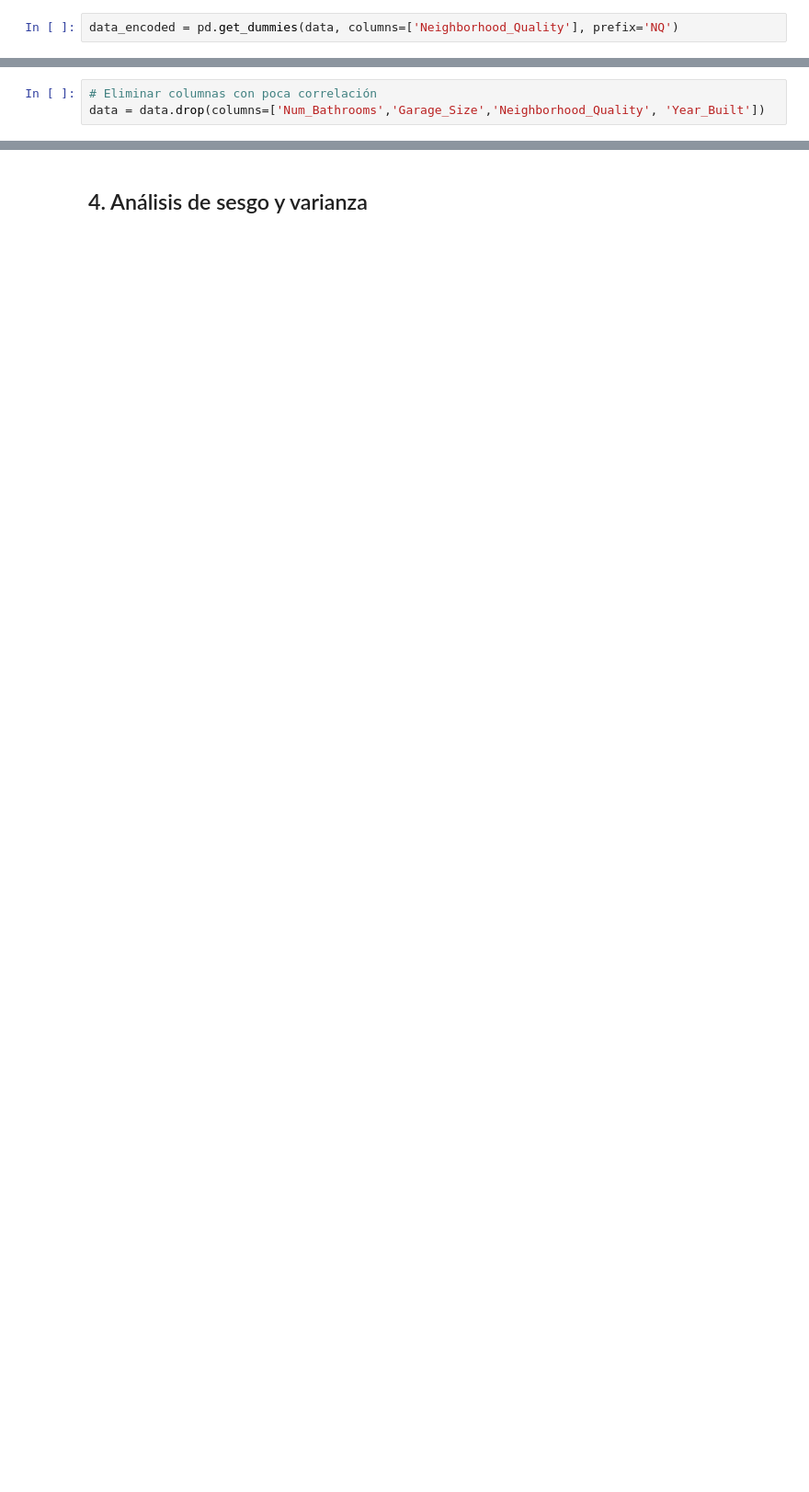
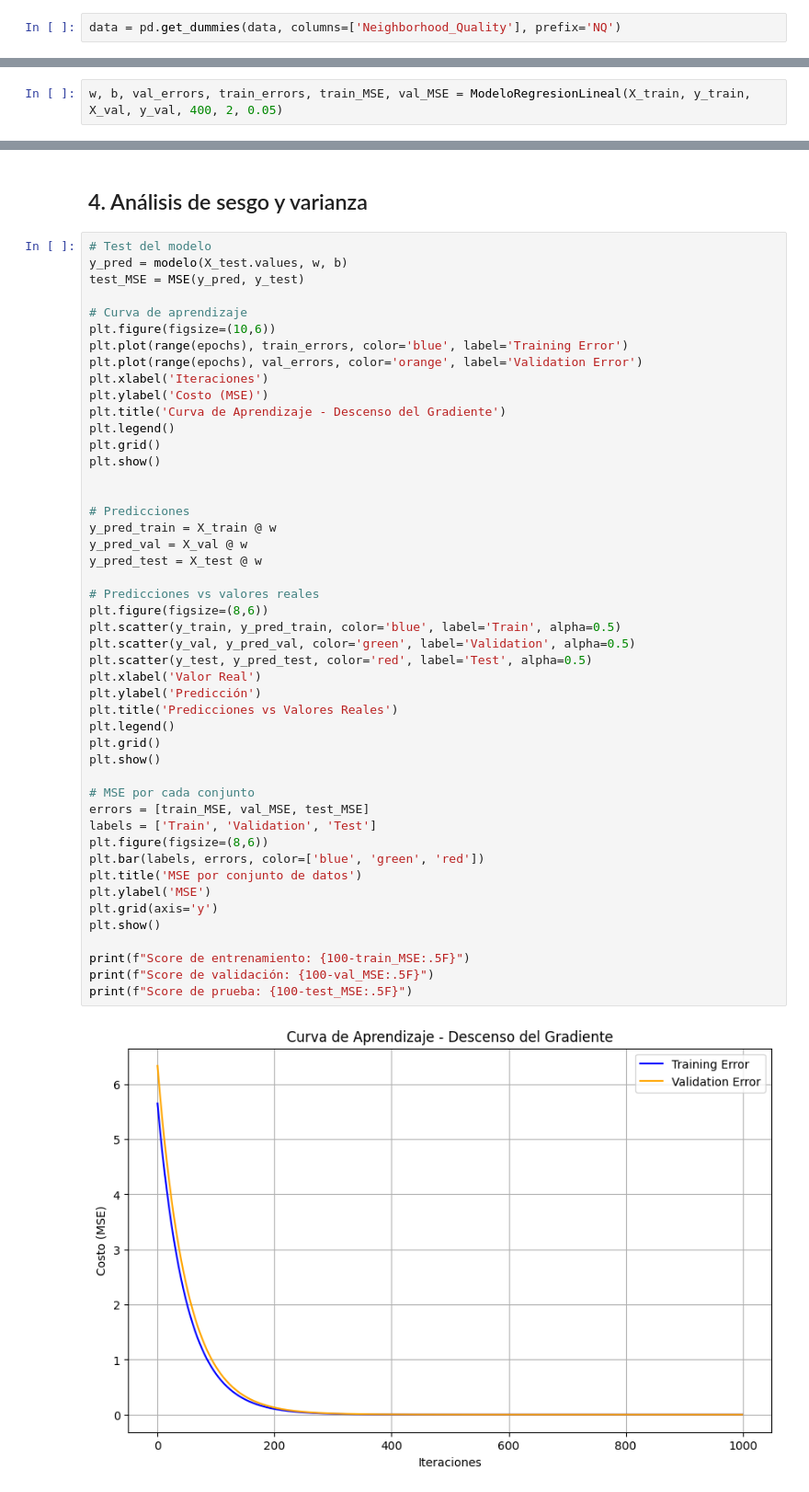
Before and after one commit to XoulEater/Tarea_1_IA, a Jupyter notebook: main.ipynb, the cells around one changed output, grey strips where cells are left out. Shown at 92% size. Cells and saved outputs as stored; diff of their text form; blank space fills up the shorter version.

```diff
--- a/main.ipynb
+++ b/main.ipynb
@@ -114,4 +150,4 @@ dtype: int64
 # %% [markdown]
 Neighborhood_Quality es una variable ordinal, ya que tiene un orden lógico (de 1 a 10), donde 10 representa una mejor calidad del vecindario que 1, pero la diferencia entre niveles no es necesariamente uniforme (es decir, la diferencia entre 8 y 9 puede no ser la misma que entre 2 y 3).
 # %%
-data_encoded = pd.get_dummies(data, columns=['Neighborhood_Quality'], prefix='NQ')
+data = pd.get_dummies(data, columns=['Neighborhood_Quality'], prefix='NQ')
@@ -173,3 +153,0 @@ Dado que los resultados de los graficos demuestran que no hay una relacion linea
-# %%
-# Eliminar columnas con poca correlación
-data = data.drop(columns=['Num_Bathrooms','Garage_Size','Neighborhood_Quality', 'Year_Built'])
@@ -330,0 +320,2 @@ Error en el conjunto de test = 0.00815
+# %%
+w, b, val_errors, train_errors, train_MSE, val_MSE = ModeloRegresionLineal(X_train, y_train, X_val, y_val, 400, 2, 0.05)
@@ -331,2 +346,51 @@ Error en el conjunto de test = 0.00815
 # %% [markdown]
 ## 4. Análisis de sesgo y varianza
+# %%
+# Test del modelo
+y_pred = modelo(X_test.values, w, b)
+test_MSE = MSE(y_pred, y_test)
+
+# Curva de aprendizaje
+plt.figure(figsize=(10,6))
+plt.plot(range(epochs), train_errors, color='blue', label='Training Error')
+plt.plot(range(epochs), val_errors, color='orange', label='Validation Error')
+plt.xlabel('Iteraciones')
+plt.ylabel('Costo (MSE)')
+plt.title('Curva de Aprendizaje - Descenso del Gradiente')
+plt.legend()
+plt.grid()
+plt.show()
+
+
+# Predicciones
+y_pred_train = X_train @ w
+y_pred_val = X_val @ w
+y_pred_test = X_test @ w
+
+# Predicciones vs valores reales
+plt.figure(figsize=(8,6))
+plt.scatter(y_train, y_pred_train, color='blue', label='Train', alpha=0.5)
+plt.scatter(y_val, y_pred_val, color='green', label='Validation', alpha=0.5)
+plt.scatter(y_test, y_pred_test, color='red', label='Test', alpha=0.5)
+plt.xlabel('Valor Real')
+plt.ylabel('Predicción')
+plt.title('Predicciones vs Valores Reales')
+plt.legend()
+plt.grid()
+plt.show()
+
+# MSE por cada conjunto
+errors = [train_MSE, val_MSE, test_MSE]
+labels = ['Train', 'Validation', 'Test']
+plt.figure(figsize=(8,6))
+plt.bar(labels, errors, color=['blue', 'green', 'red'])
+plt.title('MSE por conjunto de datos')
+plt.ylabel('MSE')
+plt.grid(axis='y')
+plt.show()
+
+print(f"Score de entrenamiento: {100-train_MSE:.5F}")
+print(f"Score de validación: {100-val_MSE:.5F}")
+print(f"Score de prueba: {100-test_MSE:.5F}")
+# %% [output]
+[figure, added]
```
Also changed, not shown: parts of 23 cells of this notebook.
